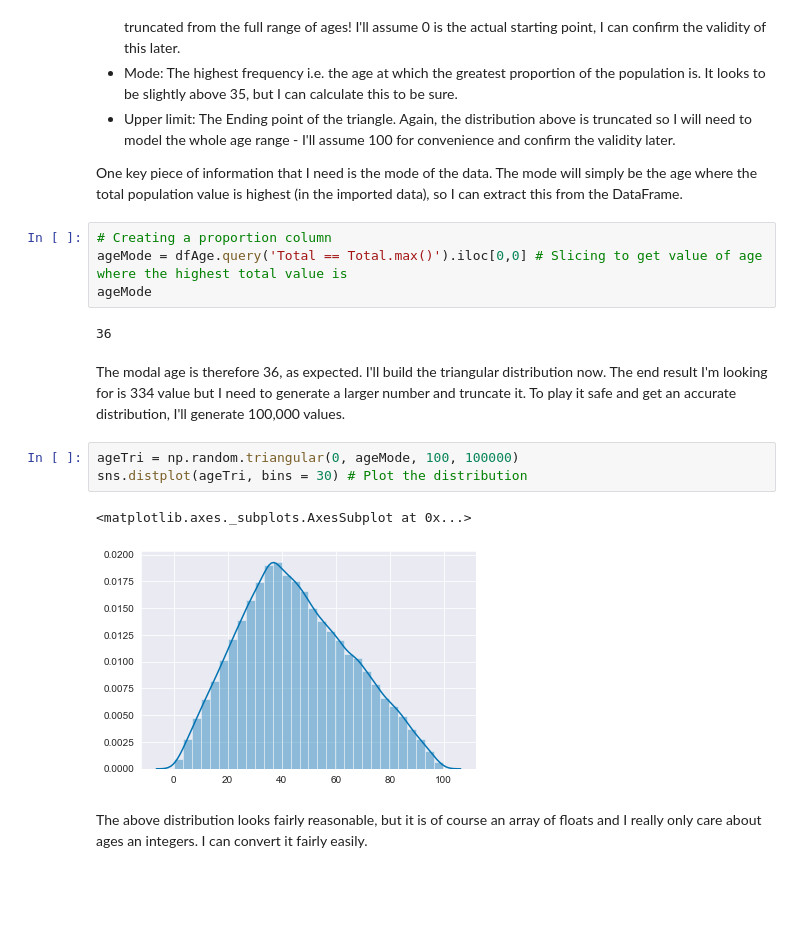
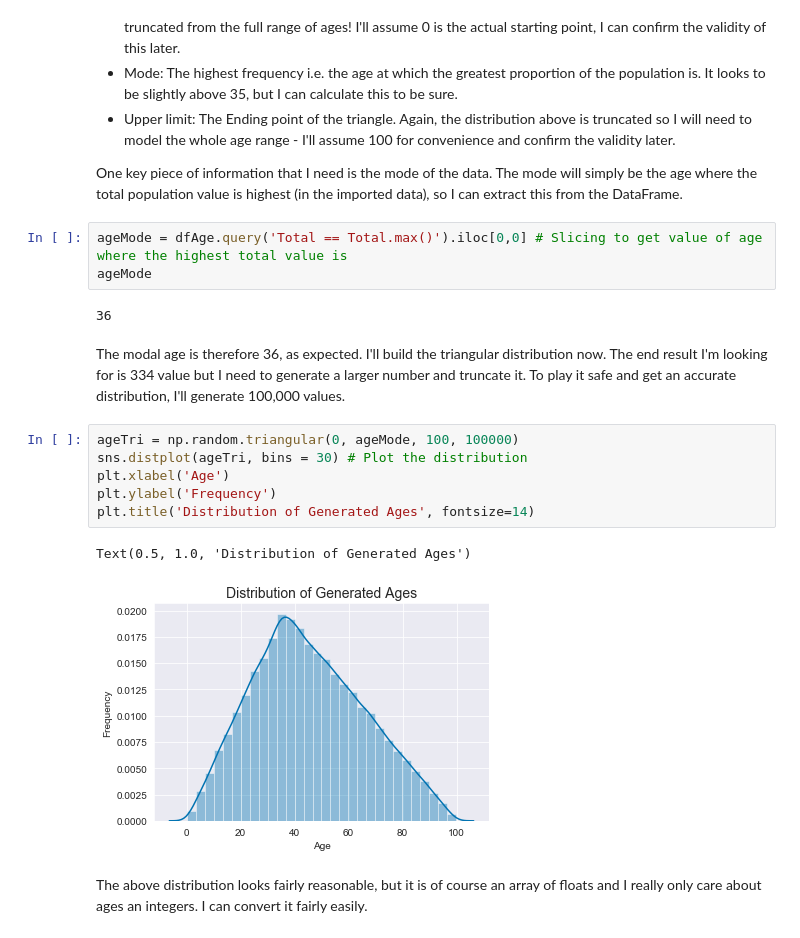
Before and after one commit to Pmcg1/ProgDA-Project-2019, a Jupyter notebook: ProgDA_Project_2019.ipynb, the cells around one changed output. Drawn from its saved outputs; the diff is of its cells as text; blank space fills up the shorter version.

```diff
--- a/ProgDA_Project_2019.ipynb
+++ b/ProgDA_Project_2019.ipynb
@@ -205,7 +201,6 @@ In order to create a triangular distribution, I need to find three key pieces of
 
 One key piece of information that I need is the mode of the data. The mode will simply be the age where the total population value is highest (in the imported data), so I can extract this from the DataFrame.
 # %%
-# Creating a proportion column
 ageMode = dfAge.query('Total == Total.max()').iloc[0,0] # Slicing to get value of age where the highest total value is
 ageMode
 # %% [output]
@@ -215,9 +210,12 @@ The modal age is therefore 36, as expected. I'll build the triangular distributi
 # %%
 ageTri = np.random.triangular(0, ageMode, 100, 100000)
 sns.distplot(ageTri, bins = 30) # Plot the distribution
+plt.xlabel('Age')
+plt.ylabel('Frequency')
+plt.title('Distribution of Generated Ages', fontsize=14)
 # %% [output]
-<matplotlib.axes._subplots.AxesSubplot at 0x...>
+Text(0.5, 1.0, 'Distribution of Generated Ages')
-[figure, old version]
+[figure, new version]
 # %% [markdown]
 The above distribution looks fairly reasonable, but it is of course an array of floats and I really only care about ages an integers. I can convert it fairly easily.
 # %%
```
Also changed, not shown: parts of 161 cells of this notebook.
